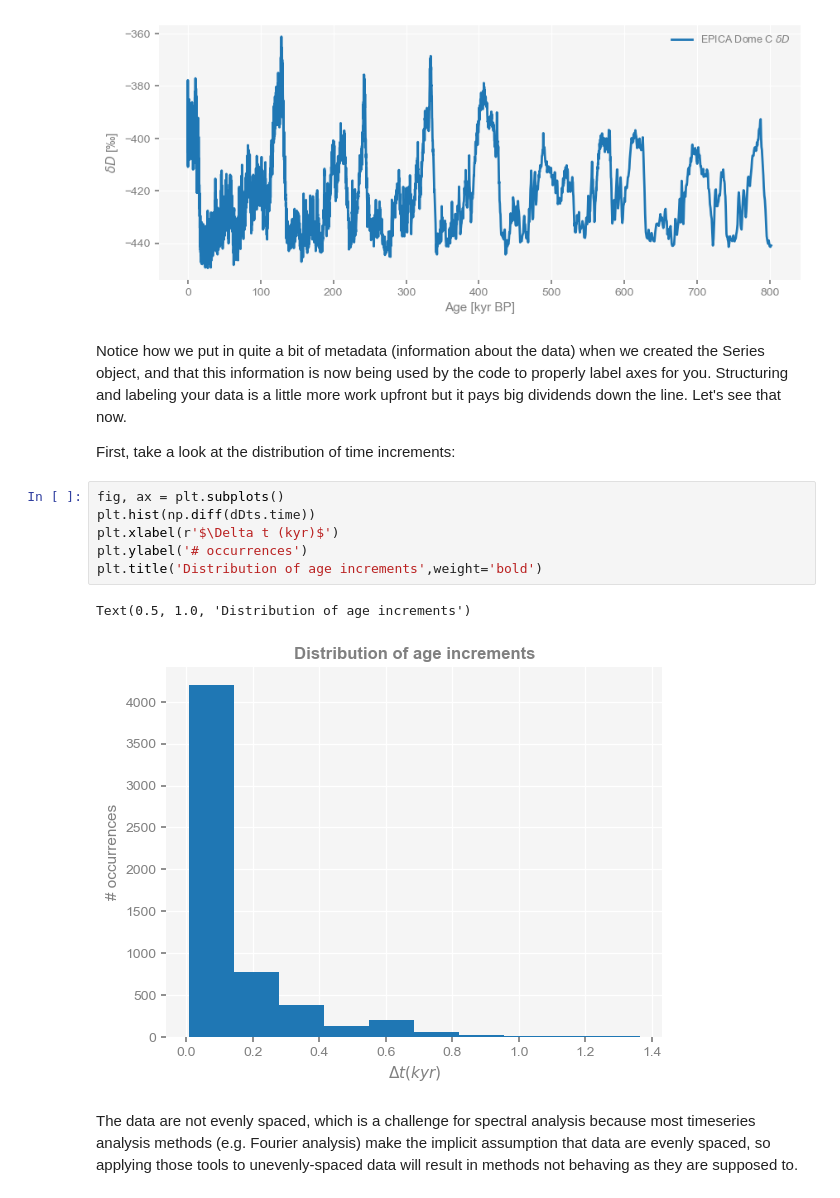
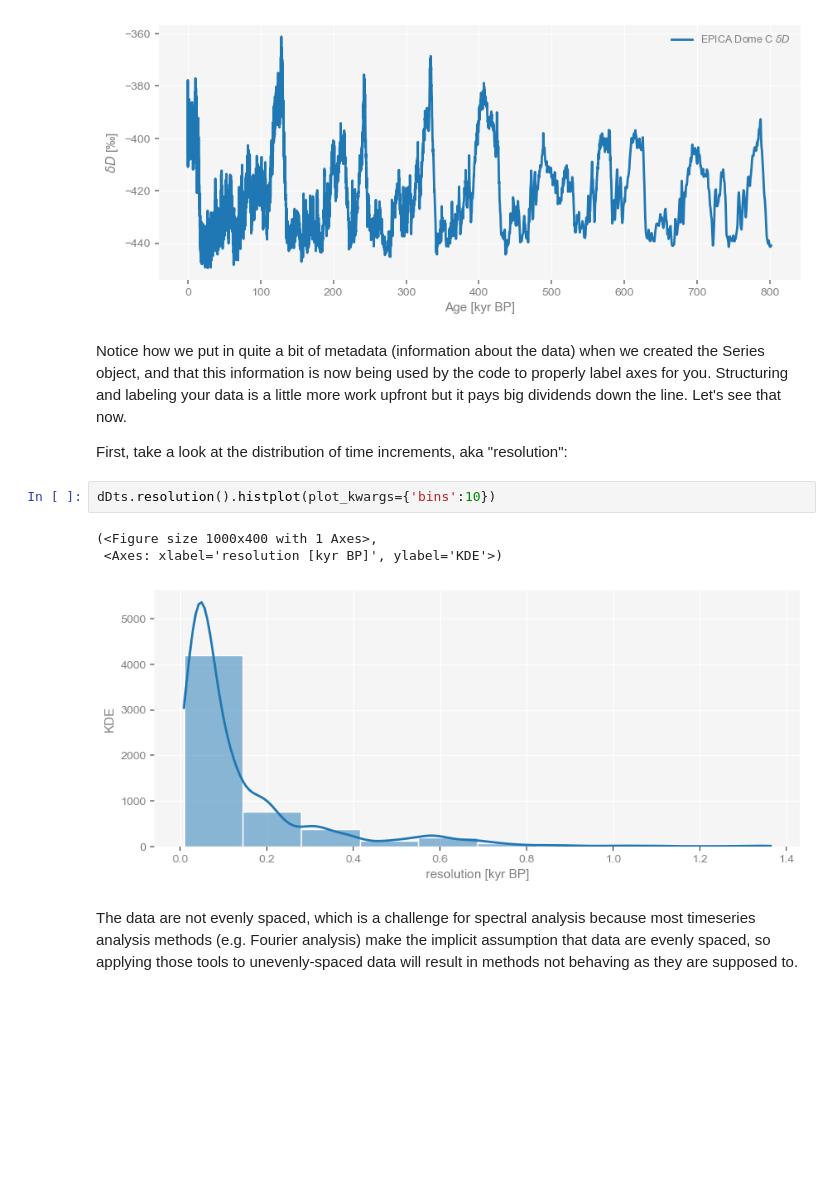
Before and after one commit to LinkedEarth/FreqFun, a Jupyter notebook: notebooks/03-EpicaDomeC_explore.ipynb, the cells around one changed output. Saved outputs shown, nothing was run; the diff lists cells and outputs as text; blank space fills up the shorter version.

```diff
--- a/notebooks/03-EpicaDomeC_explore.ipynb
+++ b/notebooks/03-EpicaDomeC_explore.ipynb
@@ -92,16 +92,13 @@ dDts.plot()
 # %% [markdown]
 Notice how we put in quite a bit of metadata (information about the data) when we created the Series object, and that this information is now being used by the code to properly label axes for you. Structuring and labeling your data is a little more work upfront but it pays big dividends down the line. Let's see that now.
 
-First, take a look at the distribution of time increments:
+First, take a look at the distribution of time increments, aka "resolution":
-# %%
-fig, ax = plt.subplots()
-plt.hist(np.diff(dDts.time))
-plt.xlabel(r'$\Delta t (kyr)$')
-plt.ylabel('# occurrences')
-plt.title('Distribution of age increments',weight='bold')
-# %% [output]
-Text(0.5, 1.0, 'Distribution of age increments')
-[figure, removed]
+# %%
+dDts.resolution().histplot(plot_kwargs={'bins':10})
+# %% [output]
+(<Figure size 1000x400 with 1 Axes>,
+ <Axes: xlabel='resolution [kyr BP]', ylabel='KDE'>)
+[figure, added]
 # %% [markdown]
 The data are not evenly spaced, which is a challenge for spectral analysis because most timeseries analysis methods (e.g. Fourier analysis) make the implicit assumption that data are evenly spaced, so applying those tools to unevenly-spaced data will result in methods not behaving as they are supposed to.
 # %% [markdown]
```
Also changed, not shown: parts of 4 cells of this notebook, 5 other files.
